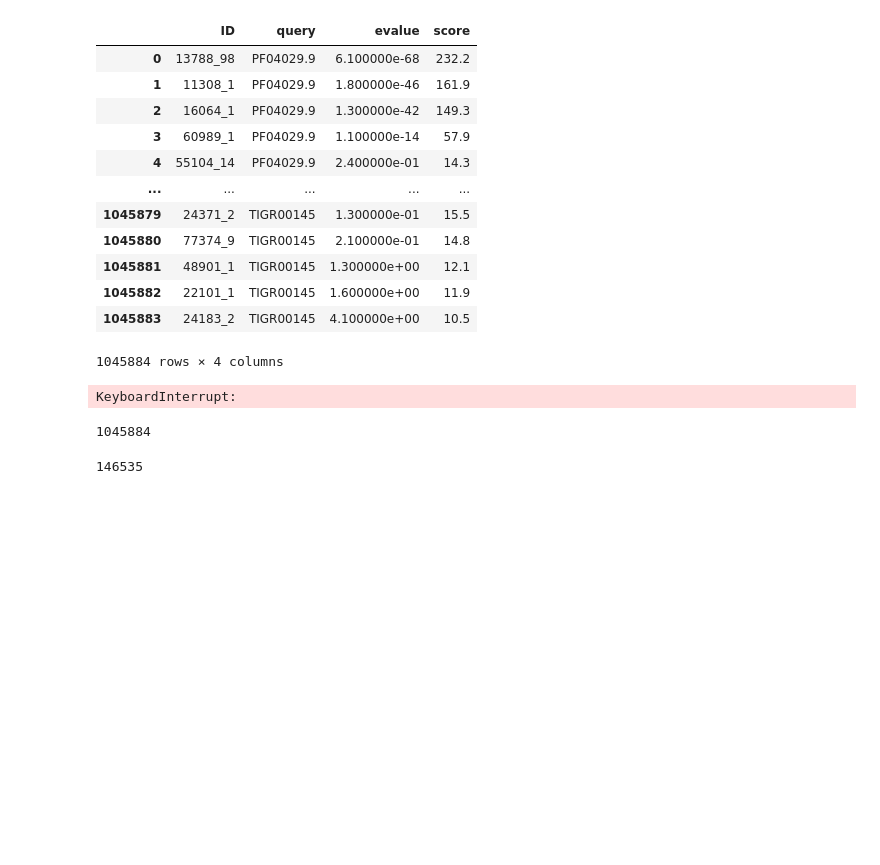
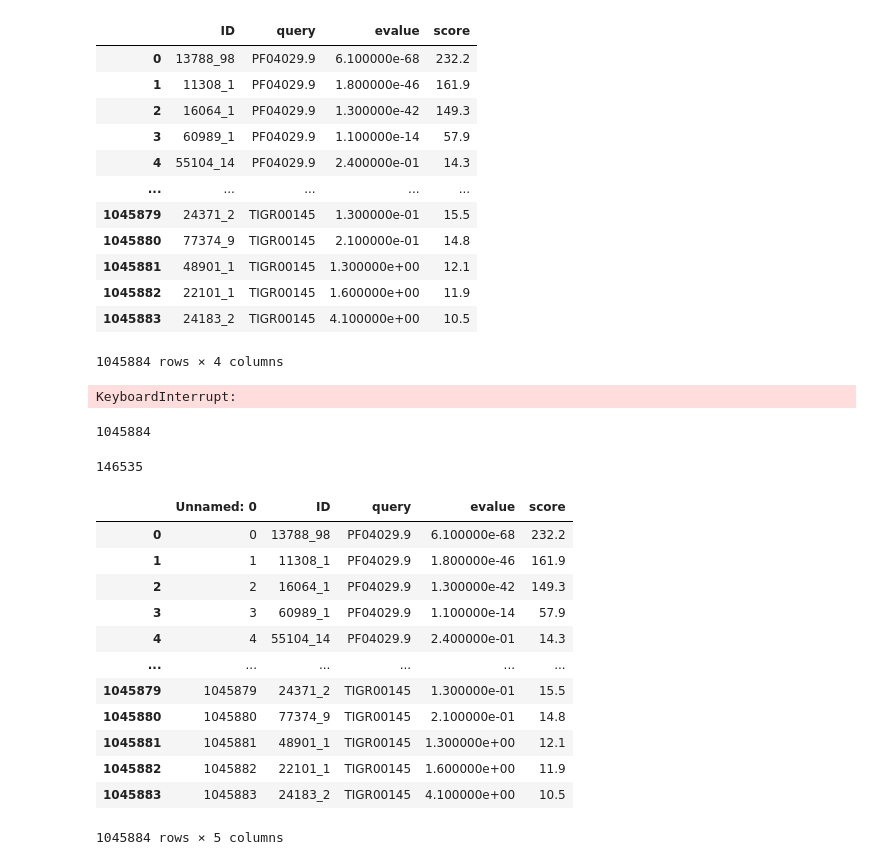
Before and after one commit to GaoyangLuo/CompRanking, a Jupyter notebook: statistics_processing.ipynb, the cells around one changed output. Cells and saved outputs as stored; diff of their text form; code cells hidden in the pictures; blank space fills up the shorter version.

```diff
--- a/statistics_processing.ipynb
+++ b/statistics_processing.ipynb
@@ -183,3 +183,21 @@ for index,name in df_1.iterrows():
 len(df_1.ID.unique())
 # %% [output]
 146535
+# %%
+df_hmm=pd.read_csv("./test/CompRanking/Virulence/hmm_result/ERR1191817.contigs_5M_contigs_hmm.csv",
+                  sep='\t', header=0, engine="python")
+df_hmm
+# %% [output]
+|  | Unnamed: 0 | ID | query | evalue | score |
+| 0 | 0 | 13788_98 | PF04029.9 | 6.100000e-68 | 232.2 |
+| 1 | 1 | 11308_1 | PF04029.9 | 1.800000e-46 | 161.9 |
+| 2 | 2 | 16064_1 | PF04029.9 | 1.300000e-42 | 149.3 |
+| 3 | 3 | 60989_1 | PF04029.9 | 1.100000e-14 | 57.9 |
+| 4 | 4 | 55104_14 | PF04029.9 | 2.400000e-01 | 14.3 |
+| ... | ... | ... | ... | ... | ... |
+| 1045879 | 1045879 | 24371_2 | TIGR00145 | 1.300000e-01 | 15.5 |
+| 1045880 | 1045880 | 77374_9 | TIGR00145 | 2.100000e-01 | 14.8 |
+| 1045881 | 1045881 | 48901_1 | TIGR00145 | 1.300000e+00 | 12.1 |
+| 1045882 | 1045882 | 22101_1 | TIGR00145 | 1.600000e+00 | 11.9 |
+| 1045883 | 1045883 | 24183_2 | TIGR00145 | 4.100000e+00 | 10.5 |
+1045884 rows × 5 columns
```
Also changed, not shown: parts of 6 cells of this notebook, 2 other files.
